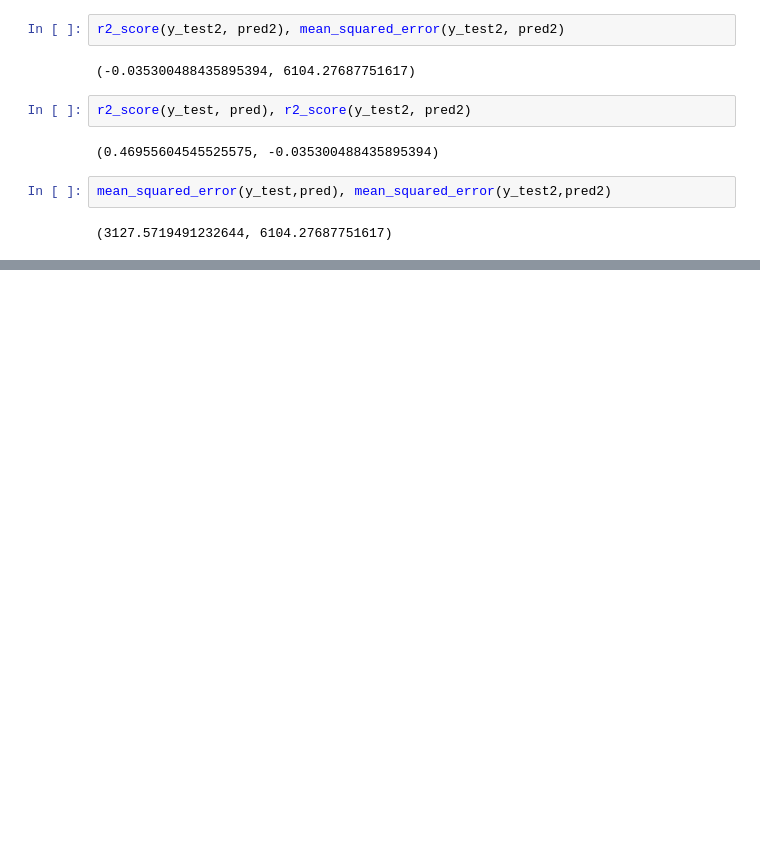
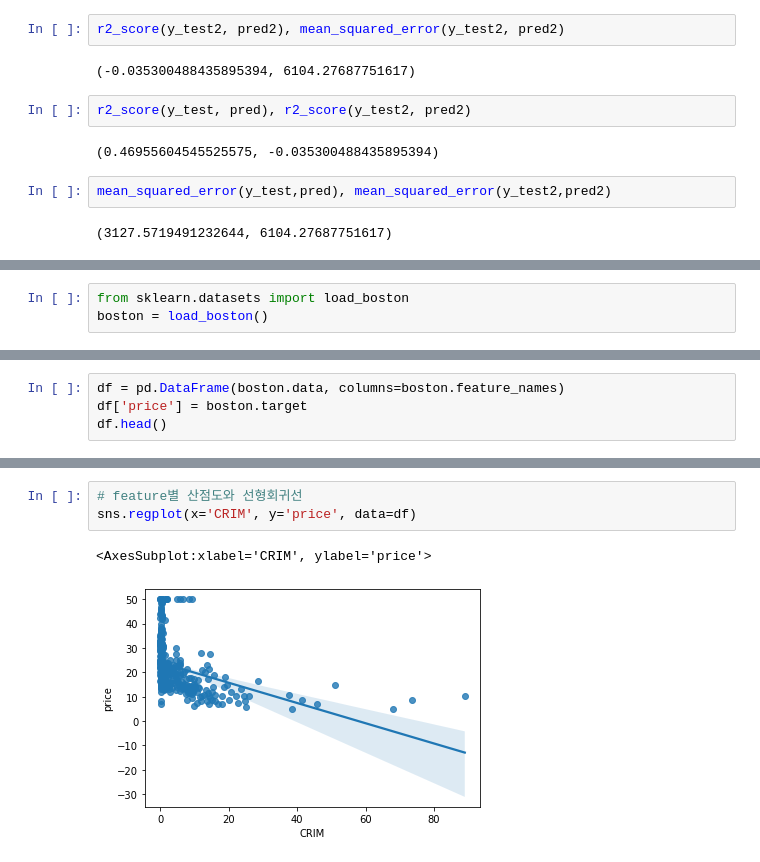
Before and after one commit to Hyosk5/ml_studying, a Jupyter notebook: edu0426_회귀.ipynb, the cells around one changed output, grey strips where cells are left out. Saved outputs shown, nothing was run; the diff lists cells and outputs as text; blank space fills up the shorter version.

```diff
--- a/edu0426_회귀.ipynb
+++ b/edu0426_회귀.ipynb
@@ -261,0 +269,3 @@ mean_squared_error(y_test,pred), mean_squared_error(y_test2,pred2)
+# %%
+from sklearn.datasets import load_boston
+boston = load_boston()
@@ -261,0 +290,4 @@ mean_squared_error(y_test,pred), mean_squared_error(y_test2,pred2)
+# %%
+df = pd.DataFrame(boston.data, columns=boston.feature_names)
+df['price'] = boston.target
+df.head()
@@ -261,0 +301,6 @@ mean_squared_error(y_test,pred), mean_squared_error(y_test2,pred2)
+# %%
+# feature별 산점도와 선형회귀선
+sns.regplot(x='CRIM', y='price', data=df)
+# %% [output]
+<AxesSubplot:xlabel='CRIM', ylabel='price'>
+[figure, added]
```
Also changed, not shown: parts of 23 cells of this notebook, 7 other files.
